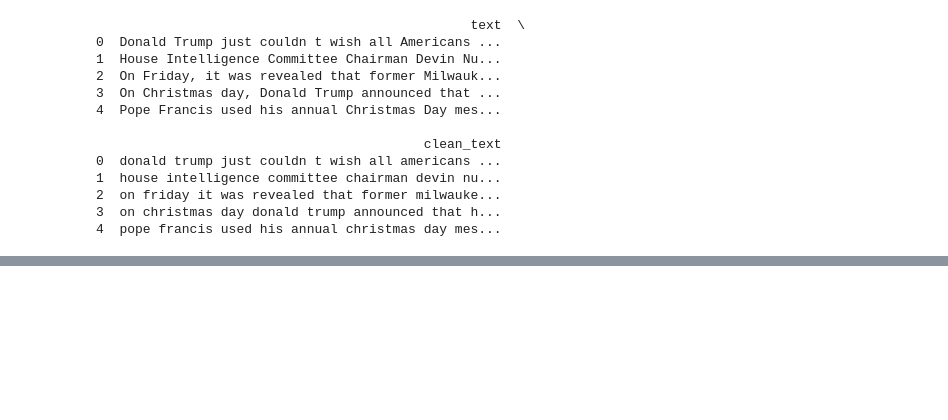
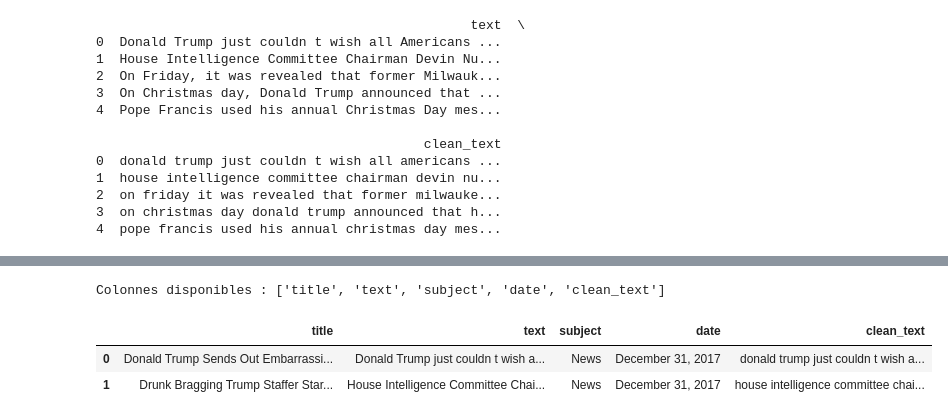
Before and after one commit to kirillsst/Fake-News-Detect, a Jupyter notebook: notebooks/delete.ipynb, the cells around one changed output, grey strips where cells are left out. Saved outputs shown, nothing was run; the diff lists cells and outputs as text; code cells hidden in the pictures; blank space fills up the shorter version.

```diff
--- a/notebooks/delete.ipynb
+++ b/notebooks/delete.ipynb
@@ -248,0 +360,11 @@ print(df[['text', 'clean_text']].head(5))
+# %%
+import pandas as pd
+
+df_chunks = pd.read_csv("data/processed/cleaned_Fake.csv")  # ou ton fichier réel
+print("Colonnes disponibles :", df_chunks.columns.tolist())
+df_chunks.head(2)
+# %% [output]
+Colonnes disponibles : ['title', 'text', 'subject', 'date', 'clean_text']
+|  | title | text | subject | date | clean_text |
+| 0 | Donald Trump Sends Out Embarrassi... | Donald Trump just couldn t wish a... | News | December 31, 2017 | donald trump just couldn t wish a... |
+| 1 | Drunk Bragging Trump Staffer Star... | House Intelligence Committee Chai... | News | December 31, 2017 | house intelligence committee chai... |
```
Also changed, not shown: parts of 8 cells of this notebook, 6 other files.
